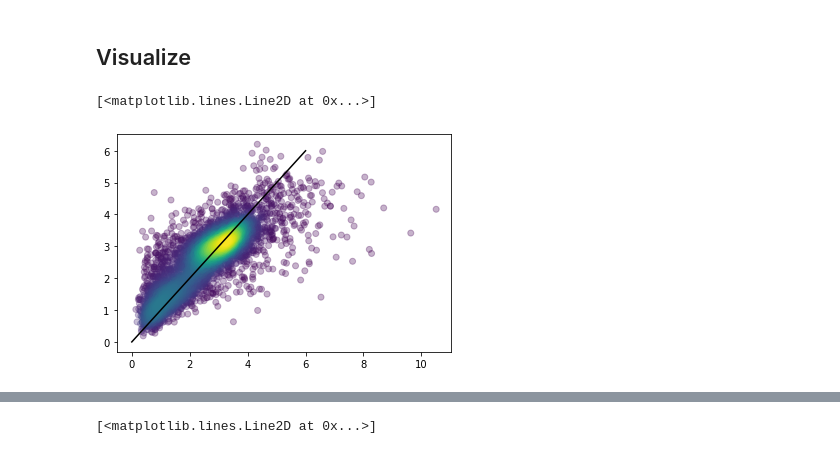
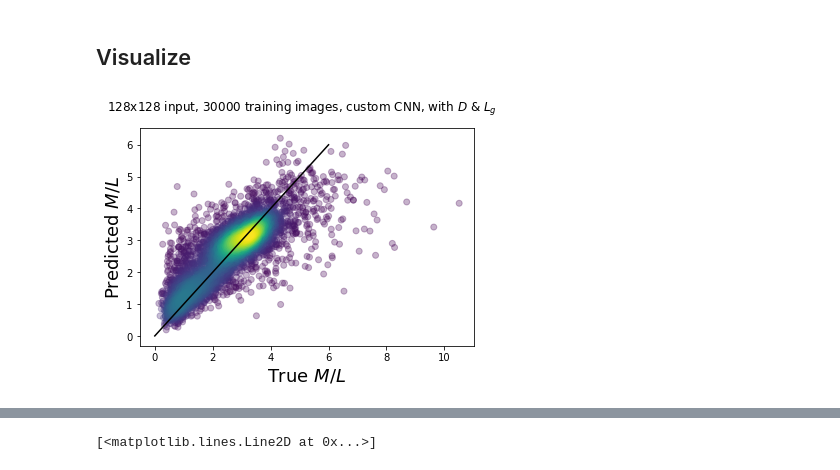
Before and after one commit to wdobbels/morpho-mstar, a Jupyter notebook: notebooks/03_compare_cnn.ipynb, the cells around one changed output, grey strips where cells are left out. Saved outputs shown, nothing was run; the diff lists cells and outputs as text; code cells hidden in the pictures.

Commit message:
Add results plot

```diff
--- a/notebooks/03_compare_cnn.ipynb
+++ b/notebooks/03_compare_cnn.ipynb
@@ -438,11 +438,15 @@ df_results
 # %%
 from wdplot.prep import estimate_density
 
 xc, yc, c = estimate_density(d_data['test']['y'], d_data['test']['y_pred'])
 plt.scatter(xc, yc, c=c, alpha=0.3)
 # line = [-0.75, 1.]
 line = [0, 6]
 plt.plot(line, line, 'k-')
+fs = 18
+plt.xlabel(r'True $M/L$', fontsize=fs)
+plt.ylabel(r'Predicted $M/L$', fontsize=fs)
+plt.suptitle('128x128 input, 30000 training images, custom CNN, with $D$ & $L_g$')
+plt.savefig('plots/truevspred/128pix_custom_addinput.png')
 # %% [output]
-[<matplotlib.lines.Line2D at 0x...>]
-[figure, old version]
+[figure, new version]
```
Also changed, not shown: parts of 9 cells of this notebook, 1 other file.
